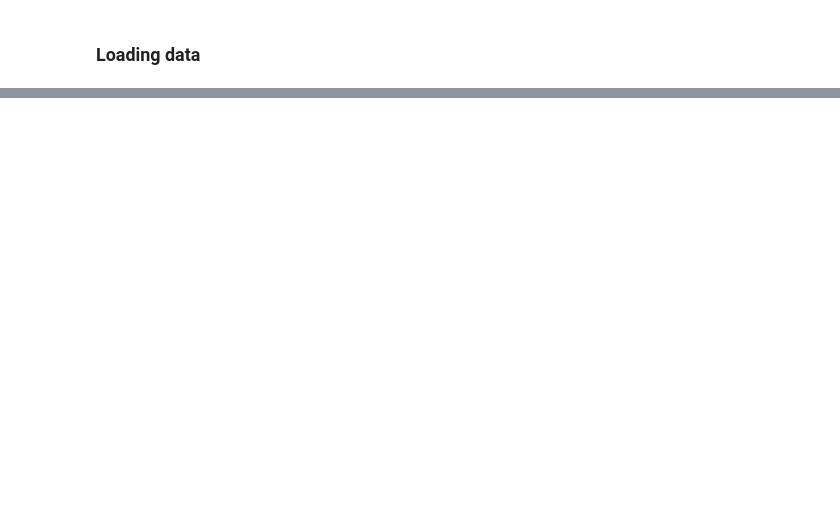
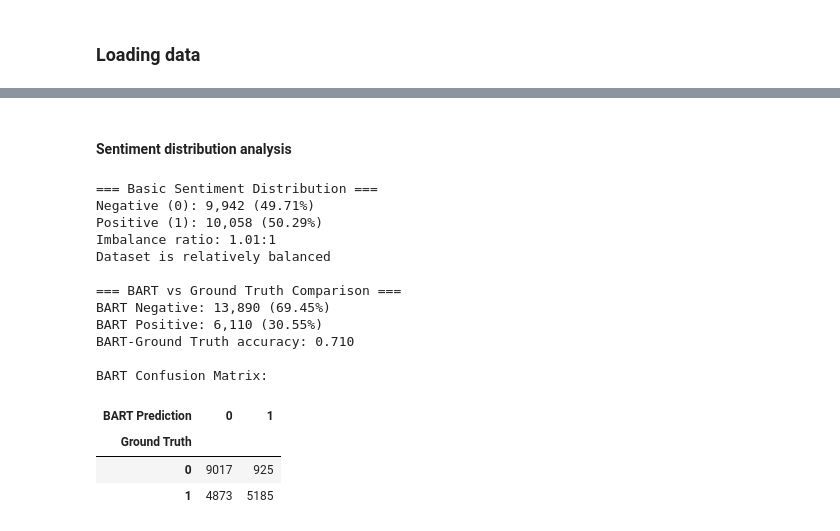
Before and after one commit to photoli93/nlp_twitter, a Jupyter notebook: notebooks/01_eda.ipynb, the cells around one changed output, grey strips where cells are left out. Cells and saved outputs as stored; diff of their text form; code cells hidden in the pictures; blank space fills up the shorter version.

```diff
--- a/notebooks/01_eda.ipynb
+++ b/notebooks/01_eda.ipynb
@@ -261,0 +206,58 @@ Name: count, Length: 18931, dtype: int64
+# %% [markdown]
+#### Sentiment distribution analysis
+# %%
+def sentiment_distribution_analysis(df):
+    """Analyze sentiment distribution patterns"""
+
+    sentiment_counts = df['is_positive'].value_counts()
+    print(f"\n=== Basic Sentiment Distribution ===")
+    print(f"Negative (0): {sentiment_counts[0]:,} ({sentiment_counts[0]/len(df)*100:.2f}%)")
+    print(f"Positive (1): {sentiment_counts[1]:,} ({sentiment_counts[1]/len(df)*100:.2f}%)")
+
+    # Test if the target is imbalanced
+    imbalance_ratio = sentiment_counts.max() / sentiment_counts.min()
+    print(f"Imbalance ratio: {imbalance_ratio:.2f}:1")
+
+    if imbalance_ratio > 1.5:
+        print("Dataset is imbalanced - consider resampling techniques")
+    else:
+        print("Dataset is relatively balanced")
+
+    # BART predictions comparison
+    if 'bart_is_positive' in df.columns:
+        print(f"\n=== BART vs Ground Truth Comparison ===")
+
+        df['bart_pred'] = (df['bart_is_positive'] >= 0.5).astype(int)
+        bart_counts = df['bart_pred'].value_counts()
+
+        print(f"BART Negative: {bart_counts[0]:,} ({bart_counts[0]/len(df)*100:.2f}%)")
+        print(f"BART Positive: {bart_counts[1]:,} ({bart_counts[1]/len(df)*100:.2f}%)")
+
+        # Accuracy analysis
+        accuracy = (df['is_positive'] == df['bart_pred']).mean()
+        print(f"BART-Ground Truth accuracy: {accuracy:.3f}")
+
+        # Confusion matrix for BART
+        bart_confusion = pd.crosstab(df['is_positive'], df['bart_pred'],
+                                   rownames=['Ground Truth'], colnames=['BART Prediction'])
+        print(f"\nBART Confusion Matrix:")
+        display(bart_confusion)
+
+sentiment_distribution_analysis(df)
+# %% [output]
+=== Basic Sentiment Distribution ===
+Negative (0): 9,942 (49.71%)
+Positive (1): 10,058 (50.29%)
+Imbalance ratio: 1.01:1
+Dataset is relatively balanced
+
+=== BART vs Ground Truth Comparison ===
+BART Negative: 13,890 (69.45%)
+BART Positive: 6,110 (30.55%)
+BART-Ground Truth accuracy: 0.710
+
+BART Confusion Matrix:
+| BART Prediction | 0 | 1 |
+| Ground Truth |  |  |
+| 0 | 9017 | 925 |
+| 1 | 4873 | 5185 |
```
Also changed, not shown: parts of 16 cells of this notebook.
